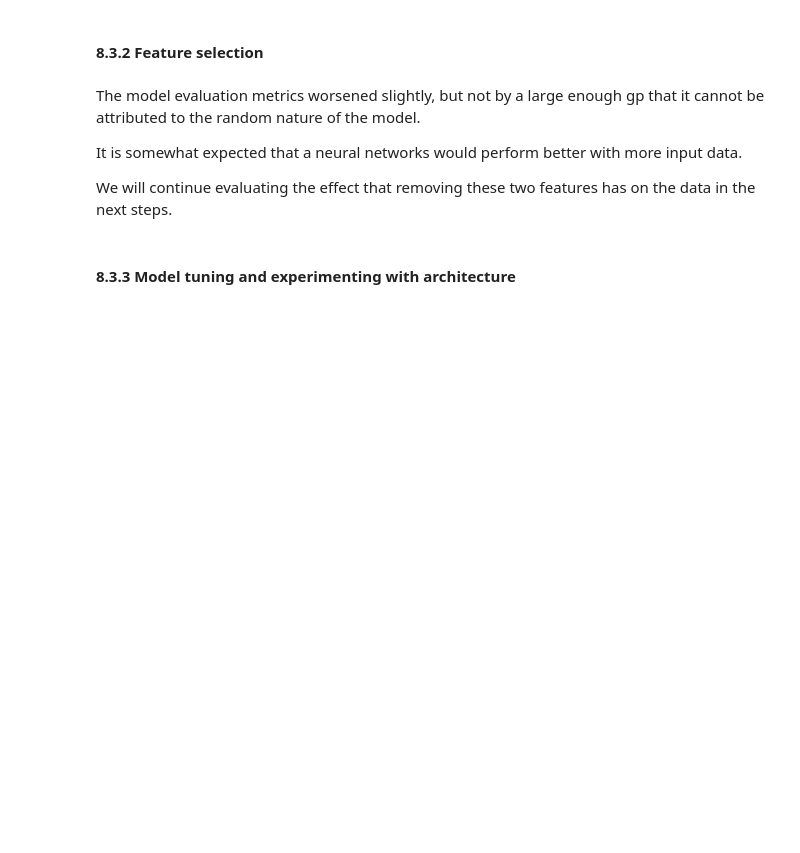
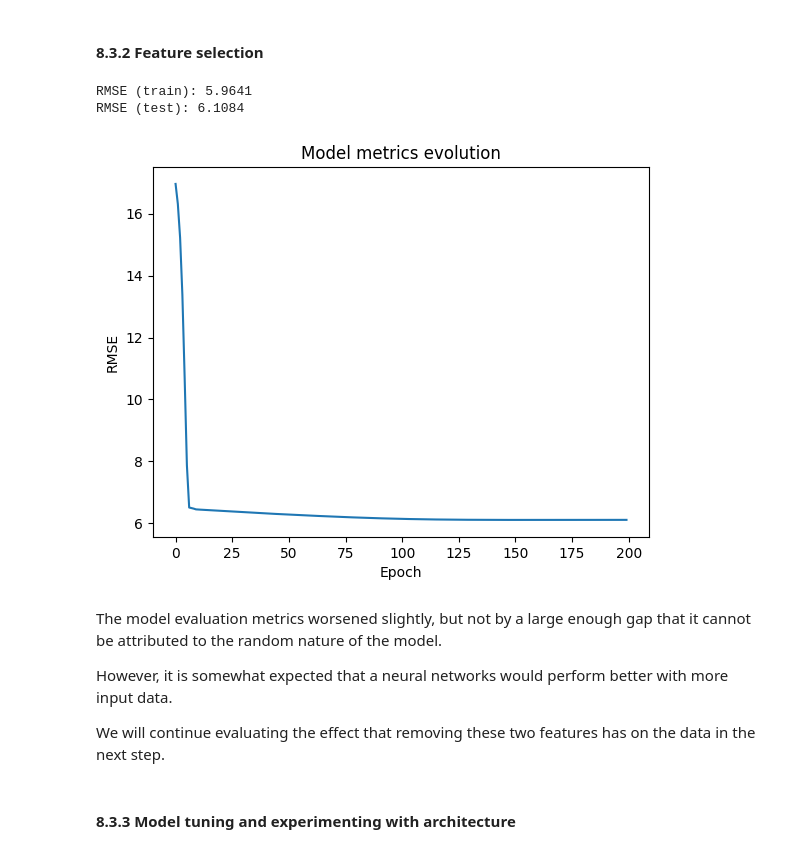
Before and after one commit to mjsilves/project_group_2_fds_202526, a Jupyter notebook: Data_Science_Fundamentals_Project.ipynb, the cells around one changed output. Drawn from its saved outputs; the diff is of its cells as text; code cells hidden in the pictures; blank space fills up the shorter version.

```diff
--- a/Data_Science_Fundamentals_Project.ipynb
+++ b/Data_Science_Fundamentals_Project.ipynb
@@ -1640,25 +1890,29 @@ model, history = train_neural_network(
 # %%
 lr = 0.005  # model learning rate
 n_hidden_layers = 1  # model architecture
 n_epochs = 200  # number of training iterations
 batch_size = 20  # training data batches
 
-model, history = train_neural_network(
+model, history, _, _, _ = train_neural_network(
     X_train=new_X_train_nn,
     y_train=y_train_nn,
     X_test=new_X_test_nn,
     y_test=y_test_nn,
     lr=lr,
     n_hidden_layers=n_hidden_layers,
     n_epochs=n_epochs,
     batch_size=batch_size,
 )
+# %% [output]
+RMSE (train): 5.9641
+RMSE (test): 6.1084
+[figure, added]
 # %% [markdown]
-The model evaluation metrics worsened slightly, but not by a large enough gp that it cannot be attributed to the random nature of the model.
+The model evaluation metrics worsened slightly, but not by a large enough gap that it cannot be attributed to the random nature of the model.
 
-It is somewhat expected that a neural networks would perform better with more input data.
+However, it is somewhat expected that a neural networks would perform better with more input data.
 
-We will continue evaluating the effect that removing these two features has on the data in the next steps.
+We will continue evaluating the effect that removing these two features has on the data in the next step.
 # %% [markdown]
 #### 8.3.3 Model tuning and experimenting with architecture
 # %%
```
Also changed, not shown: parts of 46 cells of this notebook, 3 other files.
